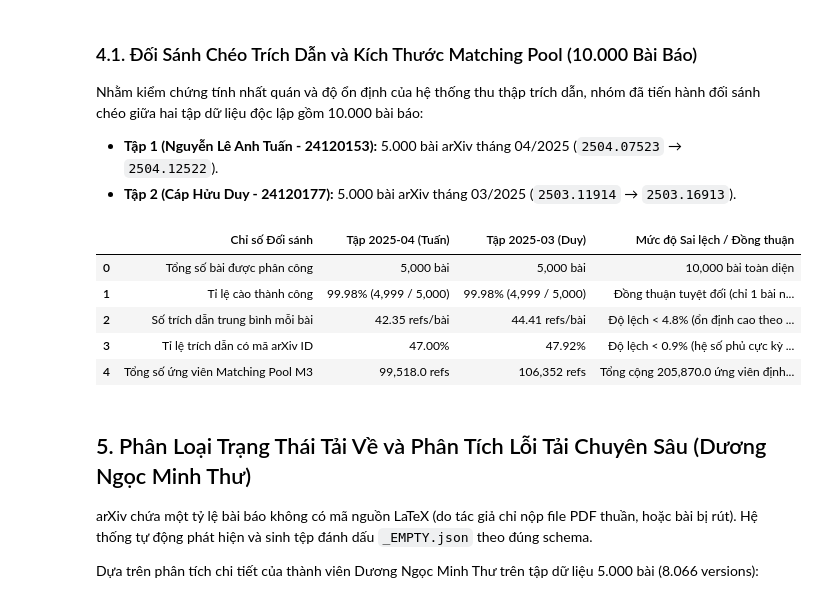
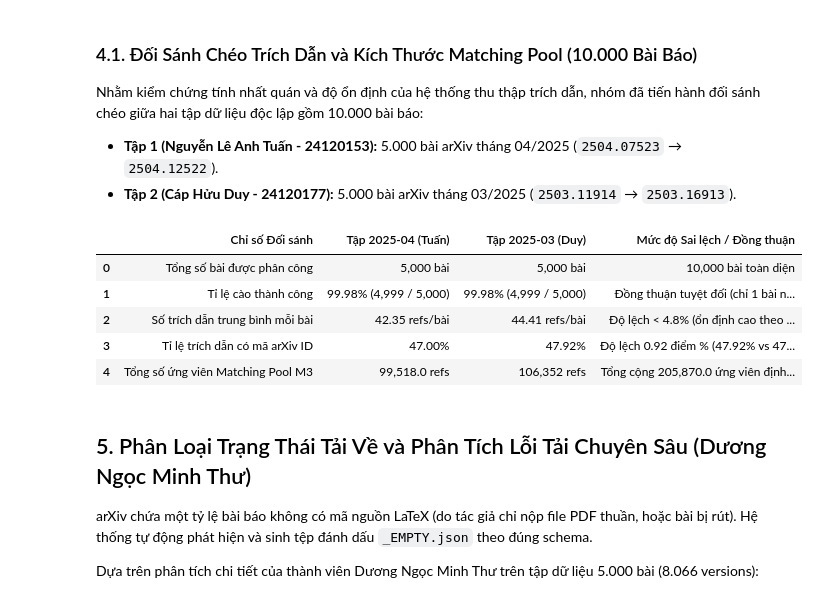
Before and after one commit to introds-arxiv-book/introds-arxiv-book, a Jupyter notebook: milestone1/02-statistics.ipynb, the cells around one changed output. Drawn from its saved outputs; the diff is of its cells as text; code cells hidden in the pictures.

```diff
--- a/milestone1/02-statistics.ipynb
+++ b/milestone1/02-statistics.ipynb
@@ -226,35 +231,35 @@ cross_val_data = pd.DataFrame([
     {
         "Chỉ số Đối sánh": "Tỉ lệ cào thành công",
         "Tập 2025-04 (Tuấn)": "99.98% (4,999 / 5,000)",
         "Tập 2025-03 (Duy)": "99.98% (4,999 / 5,000)",
         "Mức độ Sai lệch / Đồng thuận": "Đồng thuận tuyệt đối (chỉ 1 bài not_indexed mỗi tập)"
     },
     {
         "Chỉ số Đối sánh": "Số trích dẫn trung bình mỗi bài",
         "Tập 2025-04 (Tuấn)": f"{ref_total_avg:.2f} refs/bài",
         "Tập 2025-03 (Duy)": "44.41 refs/bài",
         "Mức độ Sai lệch / Đồng thuận": "Độ lệch < 4.8% (ổn định cao theo chu kỳ tháng)"
     },
     {
         "Chỉ số Đối sánh": "Tỉ lệ trích dẫn có mã arXiv ID",
         "Tập 2025-04 (Tuấn)": f"{pct_arxiv_id:.2f}%",
         "Tập 2025-03 (Duy)": "47.92%",
-        "Mức độ Sai lệch / Đồng thuận": "Độ lệch < 0.9% (hệ số phủ cực kỳ bền vững)"
+        "Mức độ Sai lệch / Đồng thuận": "Độ lệch 0.92 điểm % (47.92% vs 47.00%, hệ số phủ cực kỳ bền vững)"
     },
     {
         "Chỉ số Đối sánh": "Tổng số ứng viên Matching Pool M3",
         "Tập 2025-04 (Tuấn)": f"{ref_ok['n_with_arxiv'].sum():,} refs",
         "Tập 2025-03 (Duy)": "106,352 refs",
         "Mức độ Sai lệch / Đồng thuận": f"Tổng cộng {ref_ok['n_with_arxiv'].sum() + 106352:,} ứng viên định danh arXiv"
     }
 ])
 display(cross_val_data)
 # %% [output]
 |  | Chỉ số Đối sánh | Tập 2025-04 (Tuấn) | Tập 2025-03 (Duy) | Mức độ Sai lệch / Đồng thuận |
 | 0 | Tổng số bài được phân công | 5,000 bài | 5,000 bài | 10,000 bài toàn diện |
 | 1 | Tỉ lệ cào thành công | 99.98% (4,999 / 5,000) | 99.98% (4,999 / 5,000) | Đồng thuận tuyệt đối (chỉ 1 bài n... |
 | 2 | Số trích dẫn trung bình mỗi bài | 42.35 refs/bài | 44.41 refs/bài | Độ lệch < 4.8% (ổn định cao theo ... |
-| 3 | Tỉ lệ trích dẫn có mã arXiv ID | 47.00% | 47.92% | Độ lệch < 0.9% (hệ số phủ cực kỳ ... |
+| 3 | Tỉ lệ trích dẫn có mã arXiv ID | 47.00% | 47.92% | Độ lệch 0.92 điểm % (47.92% vs 47... |
 | 4 | Tổng số ứng viên Matching Pool M3 | 99,518.0 refs | 106,352 refs | Tổng cộng 205,870.0 ứng viên định... |
 # %% [markdown]
 ## 5. Phân Loại Trạng Thái Tải Về và Phân Tích Lỗi Tải Chuyên Sâu (Dương Ngọc Minh Thư)
```
Also changed, not shown: parts of 6 cells of this notebook, 3 other files.
